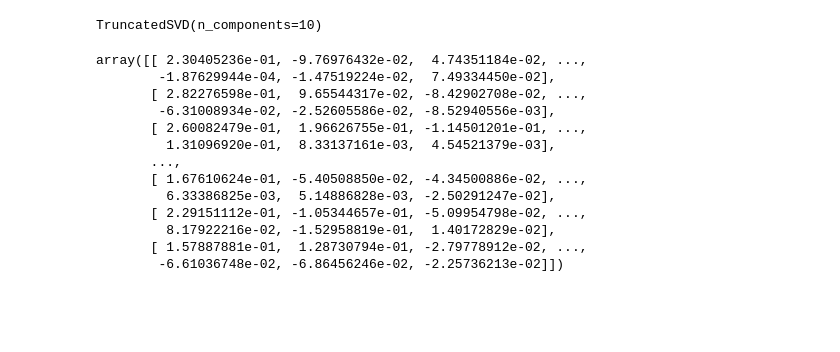
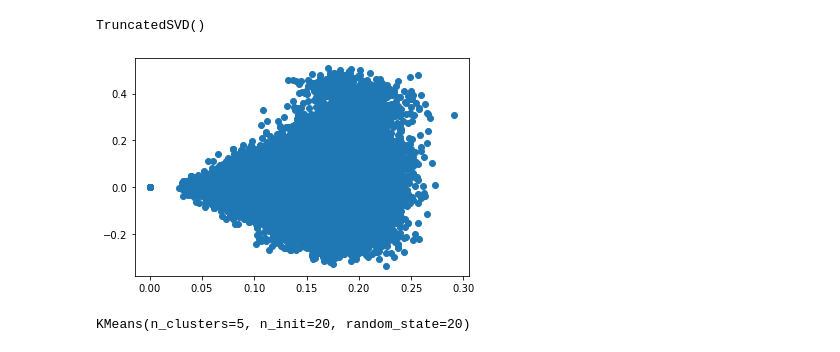
Before and after one commit to ImNotDarren/ScientificPaperClustering, a Jupyter notebook: model/baseline.ipynb, the cells around one changed output. Saved outputs shown, nothing was run; the diff lists cells and outputs as text; code cells hidden in the pictures; blank space fills up the shorter version.

```diff
--- a/model/baseline.ipynb
+++ b/model/baseline.ipynb
@@ -14,11 +16,8 @@ for index, row in df.iterrows():
     text = text.replace('\n', ' ')
     corpus.append(text)
 # %%
-vectorizer = TfidfVectorizer(stop_words='english', min_df = 0.02)
+vectorizer = TfidfVectorizer(stop_words='english', min_df = 0.02, max_df = 0.04)
 doc_term_matrix = vectorizer.fit_transform(corpus)
 vec = pd.DataFrame(doc_term_matrix.toarray(),
-                   columns=cv.get_feature_names_out())
+                   columns=vectorizer.get_feature_names_out())
 feature_names = vectorizer.get_feature_names_out()
-
-lsa = TruncatedSVD(10)
-lsa.fit(doc_term_matrix)
@@ -25,21 +40,10 @@ lsa.fit(doc_term_matrix)
 # %%
-lsa = TruncatedSVD(10)
+lsa = TruncatedSVD(n_components=2)
 lsa.fit(doc_term_matrix)
 # %% [output]
-TruncatedSVD(n_components=10)
+TruncatedSVD()
 # %%
-lsa.transform(doc_term_matrix)
+W = lsa.transform(doc_term_matrix)
-# %% [output]
-array([[ 2.30405236e-01, -9.76976432e-02,  4.74351184e-02, ...,
-        -1.87629944e-04, -1.47519224e-02,  7.49334450e-02],
-       [ 2.82276598e-01,  9.65544317e-02, -8.42902708e-02, ...,
-        -6.31008934e-02, -2.52605586e-02, -8.52940556e-03],
-       [ 2.60082479e-01,  1.96626755e-01, -1.14501201e-01, ...,
-         1.31096920e-01,  8.33137161e-03,  4.54521379e-03],
-       ...,
-       [ 1.67610624e-01, -5.40508850e-02, -4.34500886e-02, ...,
-         6.33386825e-03,  5.14886828e-03, -2.50291247e-02],
-       [ 2.29151112e-01, -1.05344657e-01, -5.09954798e-02, ...,
-         8.17922216e-02, -1.52958819e-01,  1.40172829e-02],
-       [ 1.57887881e-01,  1.28730794e-01, -2.79778912e-02, ...,
-        -6.61036748e-02, -6.86456246e-02, -2.25736213e-02]])
+# %%
+xs = W[:, 0]
+ys = W[:, 1]
@@ -45,0 +55,11 @@ array([[ 2.30405236e-01, -9.76976432e-02,  4.74351184e-02, ...,
+# %%
+fig = plt.scatter(xs, ys)
+# %% [output]
+[figure, added]
+# %%
+km = KMeans(n_clusters=5,
+            random_state=20,
+            n_init=20)
+km.fit(W)
+# %% [output]
+KMeans(n_clusters=5, n_init=20, random_state=20)
```
Also changed, not shown: parts of 6 cells of this notebook.
